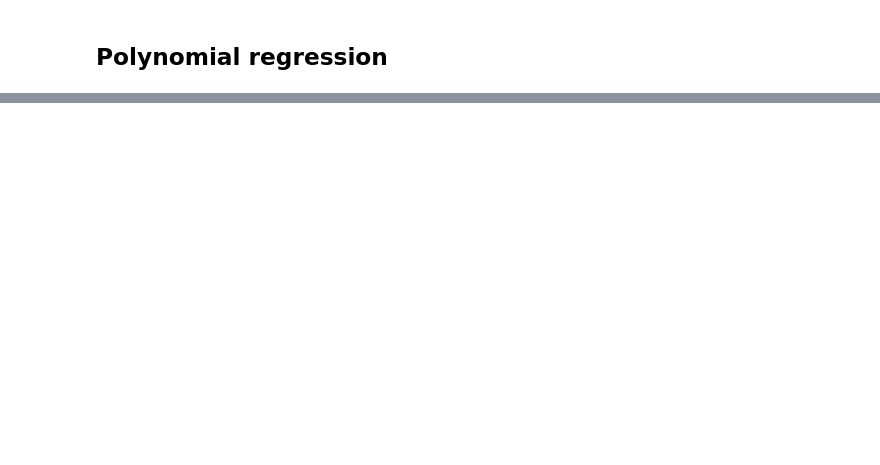
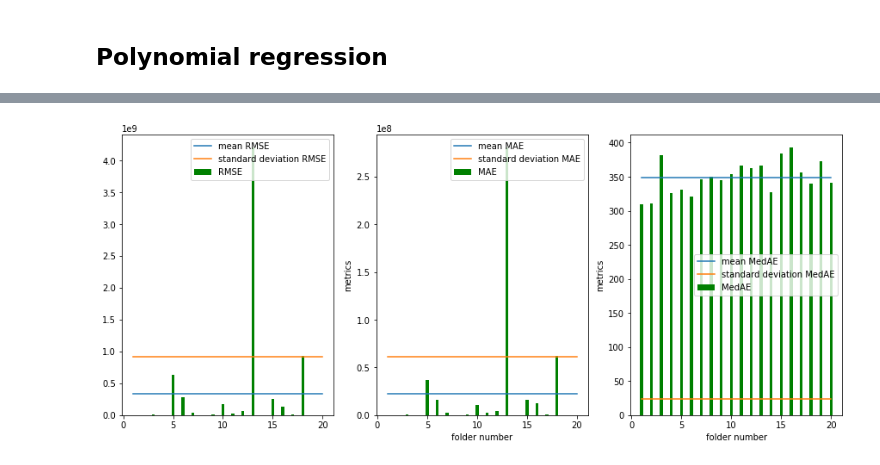
Before and after one commit to geosarr/agriculture-Senegal, a Jupyter notebook: modelling.ipynb, the cells around one changed output, grey strips where cells are left out. Cells and saved outputs as stored; diff of their text form; code cells hidden in the pictures; blank space fills up the shorter version.

```diff
--- a/modelling.ipynb
+++ b/modelling.ipynb
@@ -84,0 +107,13 @@ The model seems to underfit because the training and validation errors are relat
+# %%
+fi, ax= plt.subplots(1,3, figsize=(15,6))
+xlabel="folder number"
+ylabel="metrics"
+poly_reg = Pipeline([
+    ('polynomial_features' , PolynomialFeatures(degree=3, include_bias=False)),
+    ('lin_reg' , LinearRegression())
+])
+kfold(poly_reg, xtrain, ytrain, 20, metrics_name="RMSE", ax=ax[0], xlabel=xlabel, ylabel=ylabel)
+kfold(poly_reg, xtrain, ytrain, 20, metrics_name="MAE", ax=ax[1], xlabel=xlabel, ylabel=ylabel)
+kfold(poly_reg, xtrain, ytrain, 20, metrics_name="MedAE", ax=ax[2],xlabel=xlabel, ylabel=ylabel)
+# %% [output]
+[figure, added]
```
Also changed, not shown: parts of 24 cells of this notebook, 5 other files.
